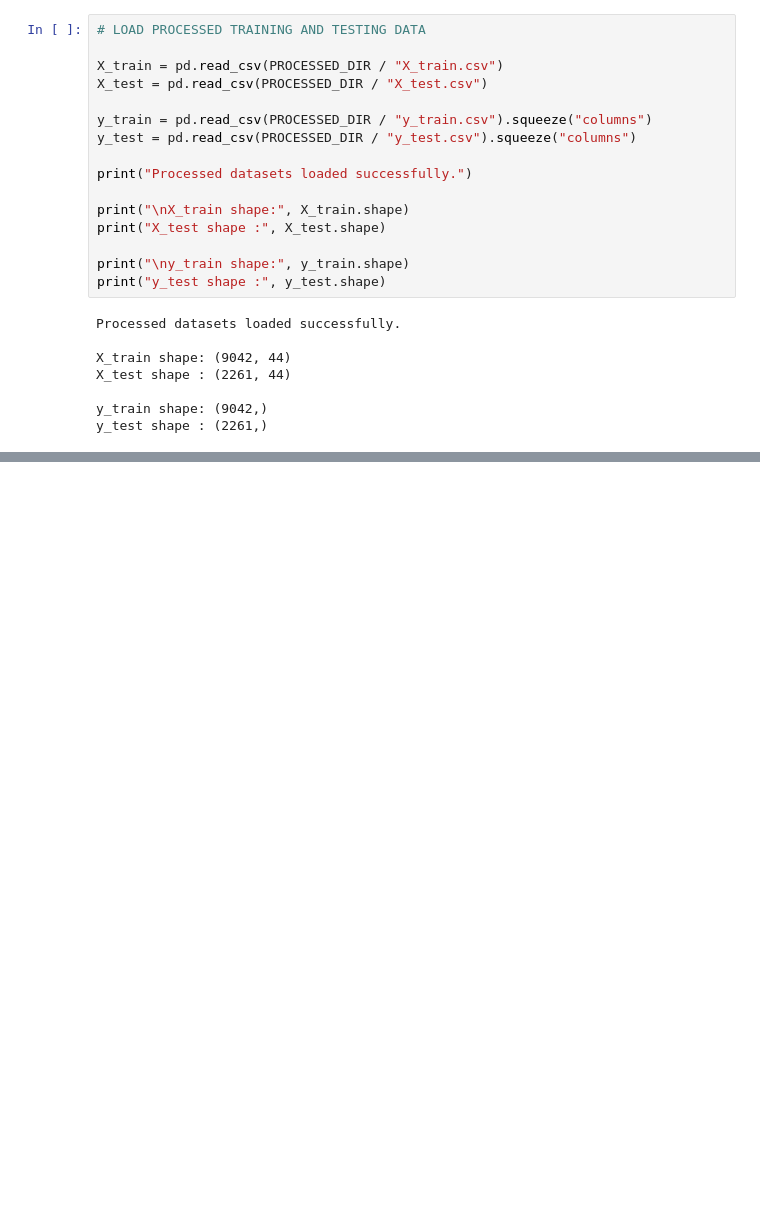
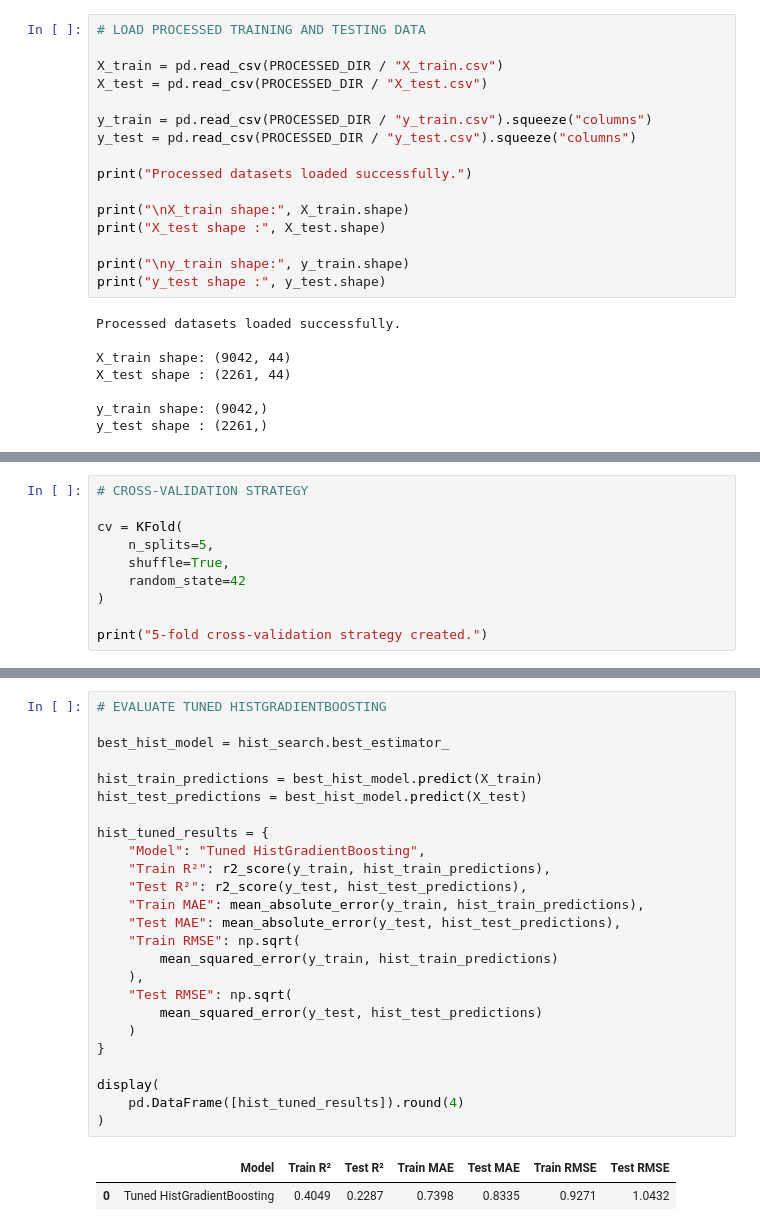
Before and after one commit to mraznyrazeek/ML-Based-Forest-Fire-Prediction-Project, a Jupyter notebook: backend/notebooks/03_model_training.ipynb, the cells around one changed output, grey strips where cells are left out. Drawn from its saved outputs; the diff is of its cells as text; blank space fills up the shorter version.

```diff
--- a/backend/notebooks/03_model_training.ipynb
+++ b/backend/notebooks/03_model_training.ipynb
@@ -82,0 +638,10 @@ y_test shape : (2261,)
+# %%
+# CROSS-VALIDATION STRATEGY
+
+cv = KFold(
+    n_splits=5,
+    shuffle=True,
+    random_state=42
+)
+
+print("5-fold cross-validation strategy created.")
@@ -82,0 +701,28 @@ y_test shape : (2261,)
+# %%
+# EVALUATE TUNED HISTGRADIENTBOOSTING
+
+best_hist_model = hist_search.best_estimator_
+
+hist_train_predictions = best_hist_model.predict(X_train)
+hist_test_predictions = best_hist_model.predict(X_test)
+
+hist_tuned_results = {
+    "Model": "Tuned HistGradientBoosting",
+    "Train R²": r2_score(y_train, hist_train_predictions),
+    "Test R²": r2_score(y_test, hist_test_predictions),
+    "Train MAE": mean_absolute_error(y_train, hist_train_predictions),
+    "Test MAE": mean_absolute_error(y_test, hist_test_predictions),
+    "Train RMSE": np.sqrt(
+        mean_squared_error(y_train, hist_train_predictions)
+    ),
+    "Test RMSE": np.sqrt(
+        mean_squared_error(y_test, hist_test_predictions)
+    )
+}
+
+display(
+    pd.DataFrame([hist_tuned_results]).round(4)
+)
+# %% [output]
+|  | Model | Train R² | Test R² | Train MAE | Test MAE | Train RMSE | Test RMSE |
+| 0 | Tuned HistGradientBoosting | 0.4049 | 0.2287 | 0.7398 | 0.8335 | 0.9271 | 1.0432 |
```
Also changed, not shown: parts of 41 cells of this notebook.
